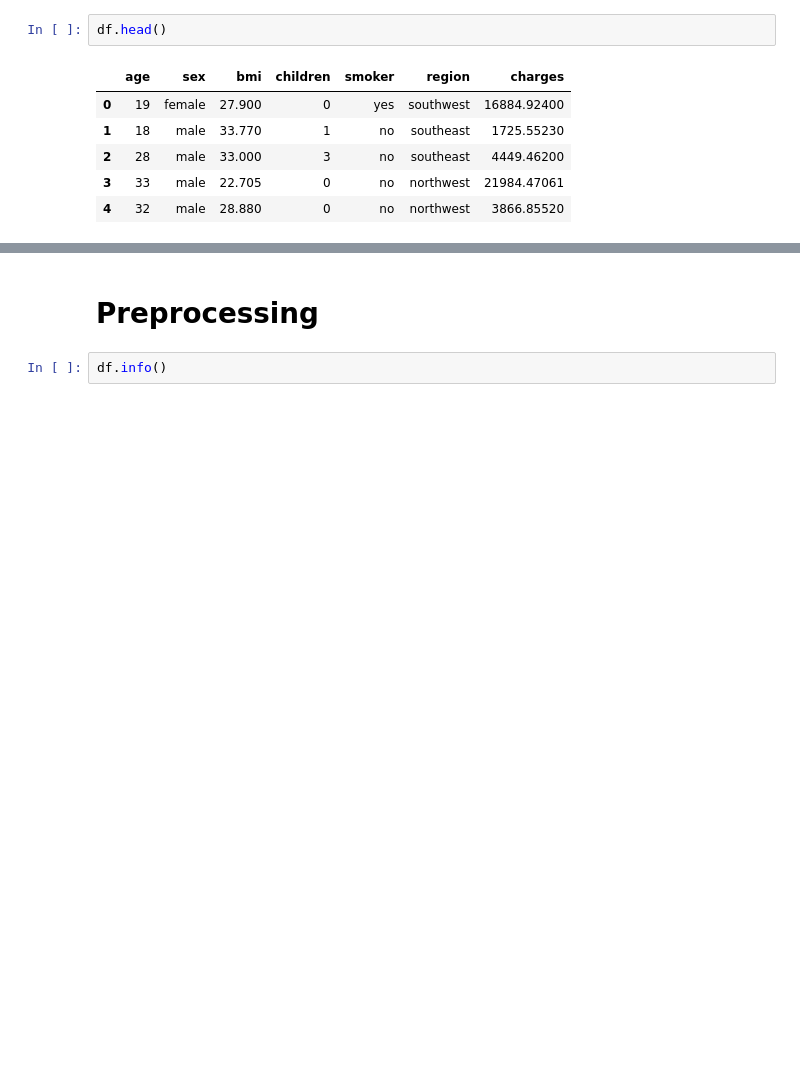
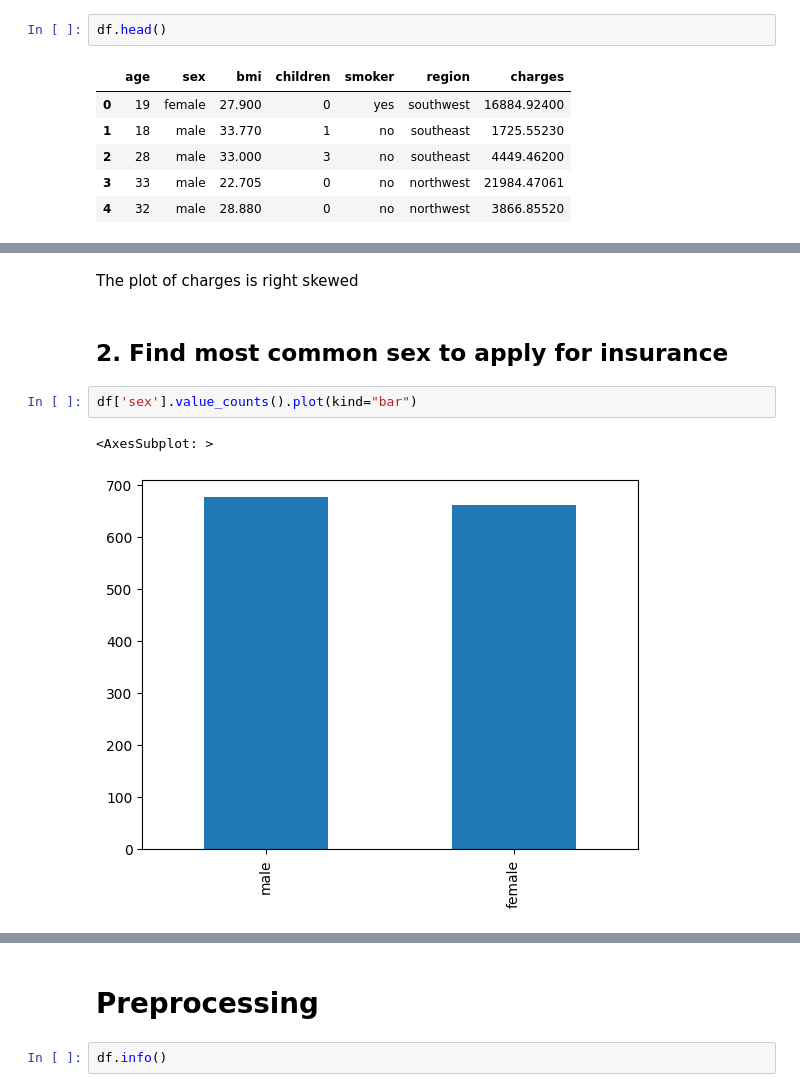
Before and after one commit to michaelhany510/ML-for-Robotics, a Jupyter notebook: Task-1-teams/Task1-Robotics.ipynb, the cells around one changed output, grey strips where cells are left out. Saved outputs shown, nothing was run; the diff lists cells and outputs as text; blank space fills up the shorter version.

```diff
--- a/Task-1-teams/Task1-Robotics.ipynb
+++ b/Task-1-teams/Task1-Robotics.ipynb
@@ -26,0 +143,9 @@ df.head()
+# %% [markdown]
+ The plot of charges is right skewed
+# %% [markdown]
+## 2. Find most common sex to apply for insurance
+# %%
+df['sex'].value_counts().plot(kind="bar")
+# %% [output]
+<AxesSubplot: >
+[figure, added]
```
Also changed, not shown: parts of 48 cells of this notebook.
